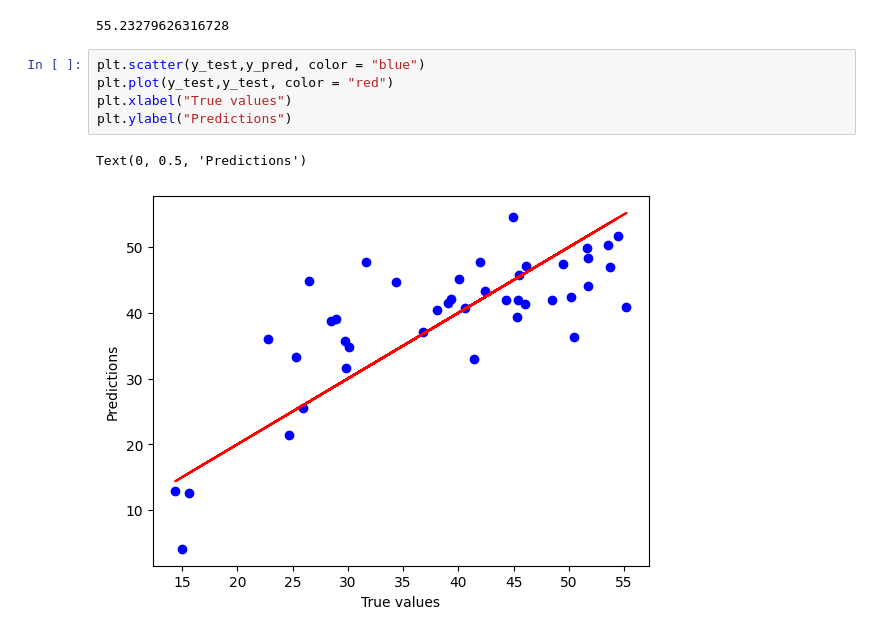
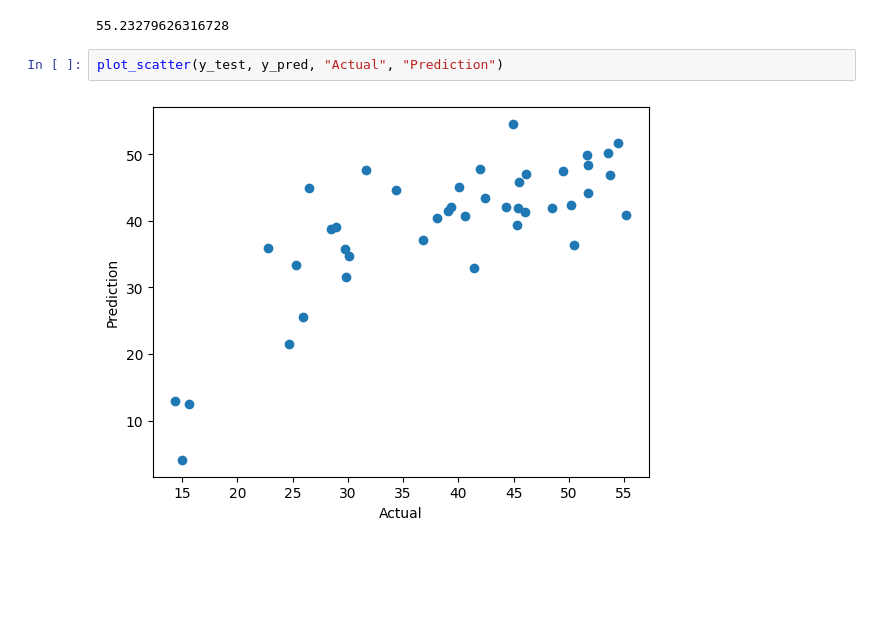
Before and after one commit to tieuandpepper/CHEE-6397_Labs, a Jupyter notebook: lab3.ipynb, the cells around one changed output. Saved outputs shown, nothing was run; the diff lists cells and outputs as text; blank space fills up the shorter version.

```diff
--- a/lab3.ipynb
+++ b/lab3.ipynb
@@ -286,11 +289,7 @@ y_pred = model.predict(X_test)
 mean_squared_error(y_test, y_pred)
 # %% [output]
 55.23279626316728
-# %%
-plt.scatter(y_test,y_pred, color = "blue")
-plt.plot(y_test,y_test, color = "red")
-plt.xlabel("True values")
-plt.ylabel("Predictions")
-# %% [output]
-Text(0, 0.5, 'Predictions')
-[figure, removed]
+# %%
+plot_scatter(y_test, y_pred, "Actual", "Prediction")
+# %% [output]
+[figure, added]
```
Also changed, not shown: parts of 5 cells of this notebook.
